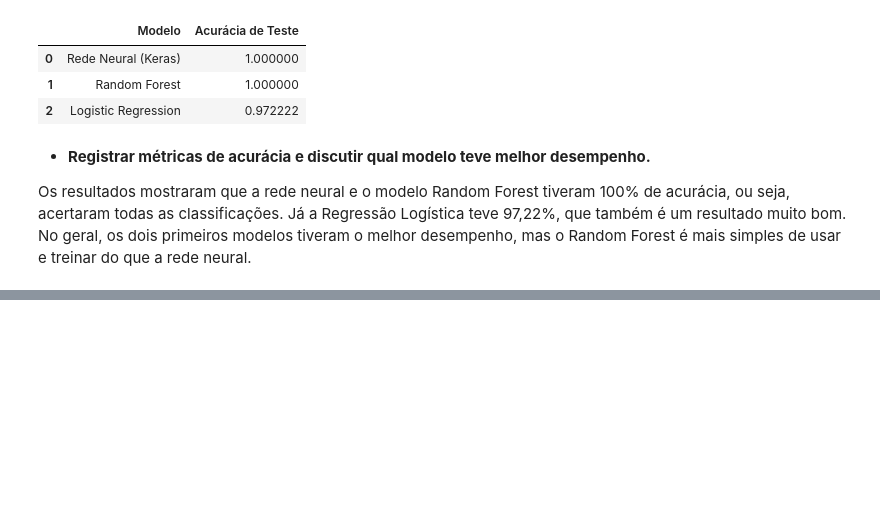
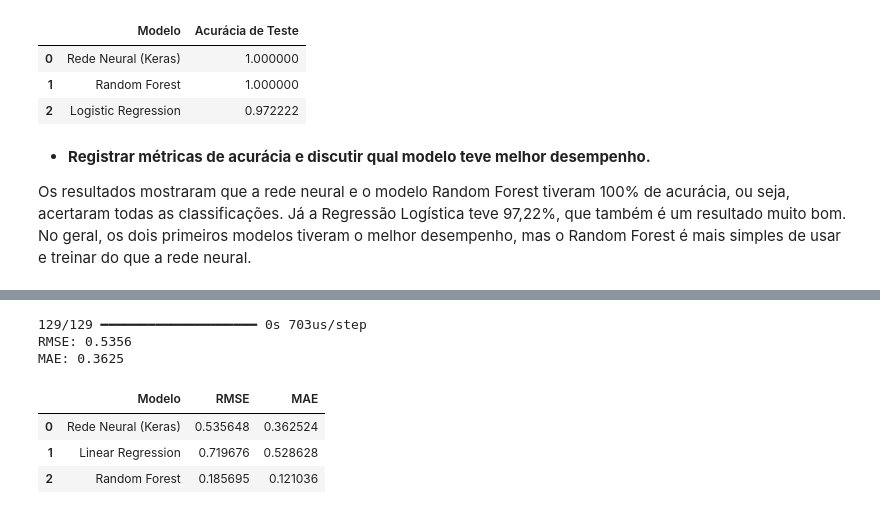
Before and after one commit to MariaEdPaixao/IoT-CP5, a Jupyter notebook: cp2_redes_neurais_com_keras.ipynb, the cells around one changed output, grey strips where cells are left out. Cells and saved outputs as stored; diff of their text form; code cells hidden in the pictures; blank space fills up the shorter version.

```diff
--- a/cp2_redes_neurais_com_keras.ipynb
+++ b/cp2_redes_neurais_com_keras.ipynb
@@ -247,0 +321,12 @@ Os resultados mostraram que a rede neural e o modelo Random Forest tiveram 100%
+# %%
+# 4° - Treinar modelo
+early_stop = EarlyStopping(monitor='val_loss', patience=10, restore_best_weights=True)
+
+history = model_reg.fit(
+    Xreg_train_scaled, yreg_train,
+    validation_split=0.2,
+    epochs=100,
+    batch_size=32,
+    callbacks=[early_stop],
+    verbose=1
+)
@@ -247,0 +351,42 @@ Os resultados mostraram que a rede neural e o modelo Random Forest tiveram 100%
+# %%
+# 5° - Avaliar
+y_pred = model_reg.predict(Xreg_test_scaled).ravel()
+
+rmse = np.sqrt(mean_squared_error(yreg_test, y_pred))
+mae = mean_absolute_error(yreg_test, y_pred)
+
+print(f'RMSE: {rmse:.4f}')
+print(f'MAE: {mae:.4f}')
+# %% [output]
+129/129 ━━━━━━━━━━━━━━━━━━━━ 0s 703us/step
+RMSE: 0.5356
+MAE: 0.3625
+# %%
+# 6° - Comparar com outros modelos
+# Linear Regression
+lr = LinearRegression()
+lr.fit(Xreg_train_scaled, yreg_train)
+y_pred_lr = lr.predict(Xreg_train_scaled)
+rmse_lr = np.sqrt(mean_squared_error(yreg_train, y_pred_lr))
+mae_lr = mean_absolute_error(yreg_train, y_pred_lr)
+
+# Random Forest
+rf = RandomForestRegressor(random_state=42, n_estimators=200)
+rf.fit(Xreg_train, yreg_train)
+y_pred_rf = rf.predict(Xreg_train)
+rmse_rf = np.sqrt(mean_squared_error(yreg_train, y_pred_rf))
+mae_rf = mean_absolute_error(yreg_train, y_pred_rf)
+# %%
+# 7° Comparativo
+summary2 = pd.DataFrame({
+    "Modelo": ["Rede Neural (Keras)", "Linear Regression", "Random Forest"],
+    "RMSE": [rmse, rmse_lr, rmse_rf],
+    "MAE": [mae, mae_lr, mae_rf]
+})
+
+summary2
+# %% [output]
+|  | Modelo | RMSE | MAE |
+| 0 | Rede Neural (Keras) | 0.535648 | 0.362524 |
+| 1 | Linear Regression | 0.719676 | 0.528628 |
+| 2 | Random Forest | 0.185695 | 0.121036 |
```
Also changed, not shown: parts of 8 cells of this notebook.
